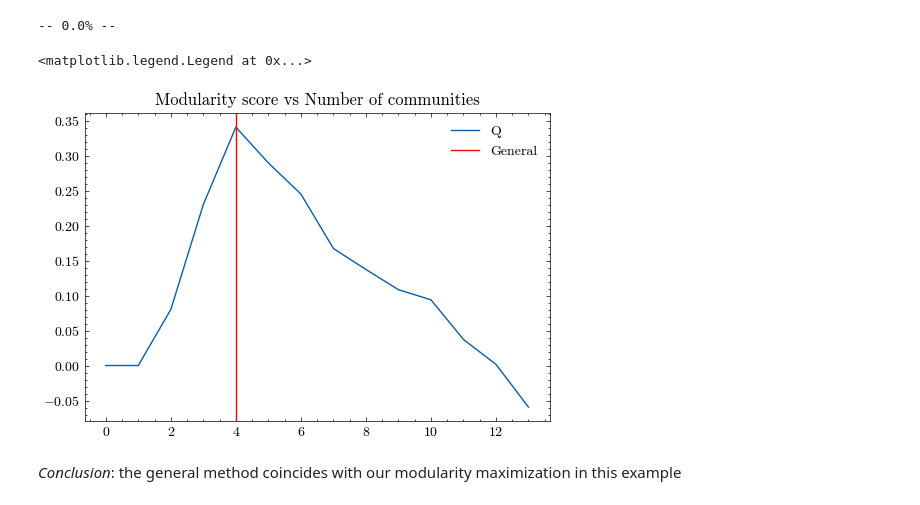
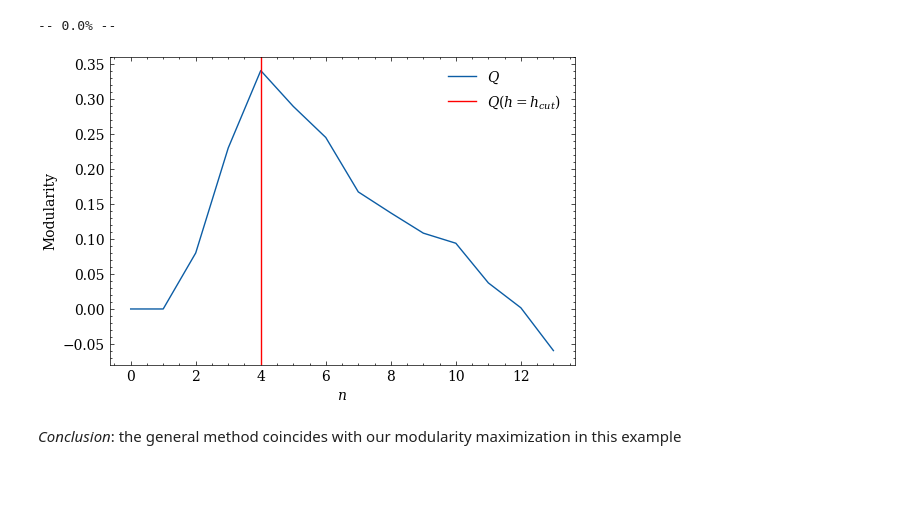
Before and after one commit to LaComarca-Lab/HyperGraph-Communities, a Jupyter notebook: ToyModel.ipynb, the cells around one changed output. Drawn from its saved outputs; the diff is of its cells as text; code cells hidden in the pictures.

```diff
--- a/ToyModel.ipynb
+++ b/ToyModel.ipynb
@@ -10,7 +10,13 @@ from itertools import combinations, product
 
 import matplotlib.pyplot as plt
 import scienceplots
-plt.style.use(['science', 'no-latex'])
+plt.style.use(['science'])#, 'no-latex'])
+
+import matplotlib as mpl
+new_rc_params = {'text.usetex': False,
+"svg.fonttype": 'none'}
+
+mpl.rcParams.update(new_rc_params)
 
 from hyperfunctions import *
 from modularity_functions import *
@@ -107,15 +114,19 @@ for n in range(len(H.nodes)):
 -- 0.0% --
 # %%
 plt.figure(figsize=(6,4))
-plt.title("Modularity score vs Number of communities")
-plt.plot(range(len(H.nodes)), Modularity, label='Q')
+#plt.title("Modularity score vs Number of communities")
+plt.plot(range(len(H.nodes)), Modularity, label='$Q$')
 #plt.grid()
-plt.axvline(Num_communities, color='r', label='General')
+plt.axvline(Num_communities, color='r', label='$ Q(h=h_{cut})$ ')
+
+plt.ylabel('Modularity')
+plt.xlabel('$ n $')
 
 plt.legend()
+
+plt.savefig('Figures/modularity_toy.svg')
 # %% [output]
-<matplotlib.legend.Legend at 0x...>
-[figure, old version]
+[figure, new version]
 # %% [markdown]
 *Conclusion*: the general method coincides with our modularity maximization in this example
 # %%
```
Also changed, not shown: parts of 5 cells of this notebook, 8 other files.
